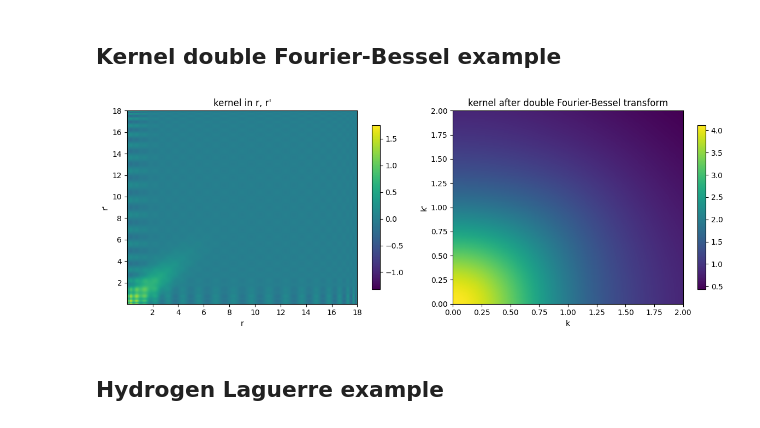
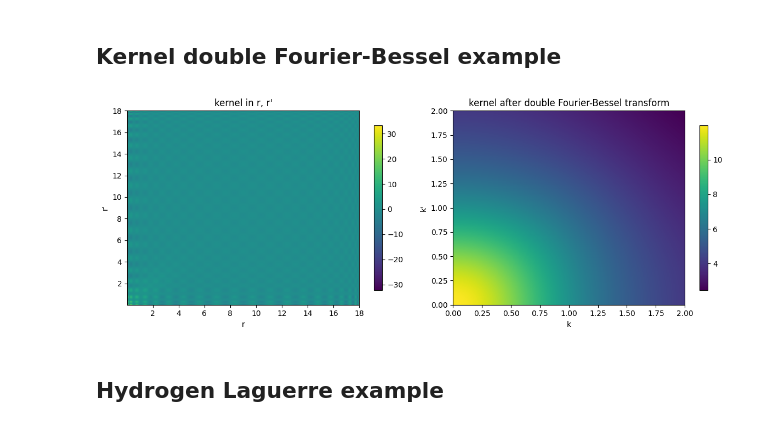
Before and after one commit to beykyle/lax, a Jupyter notebook: examples/fourier_demo.ipynb, the cells around one changed output. Saved outputs shown, nothing was run; the diff lists cells and outputs as text; code cells hidden in the pictures.

```diff
--- a/examples/fourier_demo.ipynb
+++ b/examples/fourier_demo.ipynb
@@ -168,37 +168,38 @@ def gaussian_nonlocal_kernel(r1: jnp.ndarray, r2: jnp.ndarray) -> jnp.ndarray:
     return jnp.exp(-0.4 * (r1 - r2) ** 2) * jnp.exp(-0.05 * (r1**2 + r2**2))
 
 
-mesh_kernel = lm.assemble_nonlocal(kernel_solver.mesh, gaussian_nonlocal_kernel)[0, 0]
+ri, rj = jnp.meshgrid(kernel_solver.mesh.radii, kernel_solver.mesh.radii, indexing="ij")
+mesh_kernel = gaussian_nonlocal_kernel(ri, rj)
 grid_kernel = np.asarray(kernel_solver.to_grid_matrix(mesh_kernel))
 momentum_kernel = np.asarray(kernel_solver.double_fourier_transform(mesh_kernel))
 grid_r = np.asarray(kernel_solver.transforms.grid_r)
 momenta = np.asarray(kernel_solver.transforms.momenta)
 
 fig, axes = plt.subplots(1, 2, figsize=(12, 4.5))
 image_r = axes[0].imshow(
     grid_kernel,
     origin="lower",
     aspect="auto",
     extent=[grid_r[0], grid_r[-1], grid_r[0], grid_r[-1]],
 )
 axes[0].set_title("kernel in r, r'")
 axes[0].set_xlabel("r")
 axes[0].set_ylabel("r'")
 fig.colorbar(image_r, ax=axes[0], shrink=0.85)
 
 image_k = axes[1].imshow(
     momentum_kernel,
     origin="lower",
     aspect="auto",
     extent=[momenta[0], momenta[-1], momenta[0], momenta[-1]],
 )
 axes[1].set_title("kernel after double Fourier-Bessel transform")
 axes[1].set_xlabel("k")
 axes[1].set_ylabel("k'")
 fig.colorbar(image_k, ax=axes[1], shrink=0.85)
 fig.tight_layout()
 # %% [output]
-[figure, old version]
+[figure, new version]
 # %% [markdown]
 ## Hydrogen Laguerre example
 # %%
```
Also changed, not shown: parts of 1 cell of this notebook, 30 other files.
